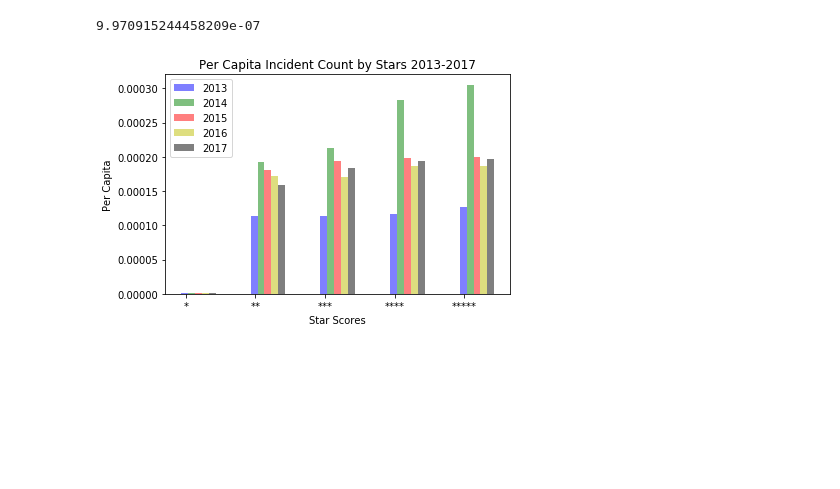
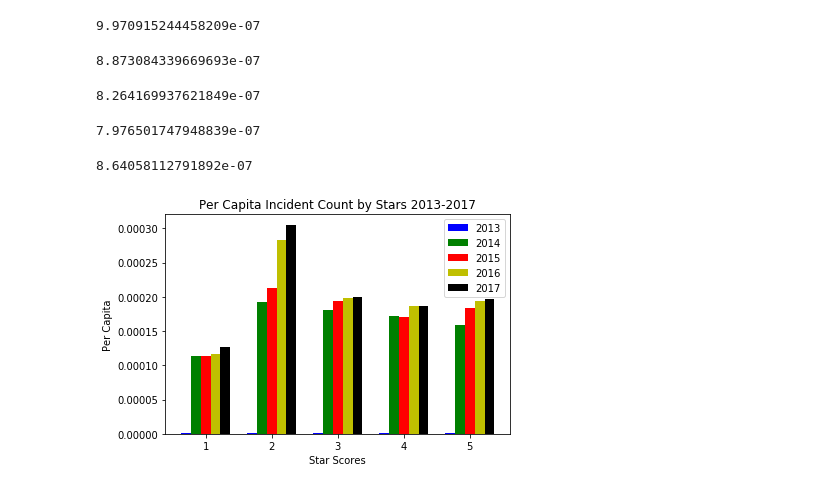
Before and after one commit to Demarsch/gun-violence, a Jupyter notebook: Code/Gun Laws.ipynb, the cells around one changed output. Saved outputs shown, nothing was run; the diff lists cells and outputs as text; code cells hidden in the pictures; blank space fills up the shorter version.

```diff
--- a/Code/Gun Laws.ipynb
+++ b/Code/Gun Laws.ipynb
@@ -433,63 +479,84 @@ y2017_five_star_per_cap = y2017_five_star_count/y2017_five_star_pop
 y2013_one_star_per_cap
 # %% [output]
 9.970915244458209e-07
+# %%
+y2013_two_star_per_cap
+# %% [output]
+8.873084339669693e-07
+# %%
+y2013_three_star_per_cap
+# %% [output]
+8.264169937621849e-07
+# %%
+y2013_four_star_per_cap
+# %% [output]
+7.976501747948839e-07
+# %%
+y2013_five_star_per_cap
+# %% [output]
+8.64058112791892e-07
 # %%
+#I need to rename variables in this cell.  When I was copy and pasting from examples and
+#naming them I did not realize
+#exactly which each did and improperly named them.  Will fix later.  Demoted myself from sergeant
+#to corporal copy and paste specialist
 
 n_stars_cats = 5
 
 one_star_per_caps = [y2013_one_star_per_cap,
-                  y2014_one_star_per_cap,
-                  y2015_one_star_per_cap,
-                  y2016_one_star_per_cap,
-                  y2017_one_star_per_cap]
+                  y2013_two_star_per_cap,
+                  y2013_three_star_per_cap,
+                  y2013_four_star_per_cap,
+                  y2013_five_star_per_cap]
 
-two_star_per_caps = [y2013_two_star_per_cap,
+two_star_per_caps = [y2014_one_star_per_cap,
                   y2014_two_star_per_cap,
+                  y2014_three_star_per_cap,
+                  y2014_four_star_per_cap,
+                  y2014_five_star_per_cap]
+
+three_star_per_caps = [y2015_one_star_per_cap,
                   y2015_two_star_per_cap,
+                  y2015_three_star_per_cap,
+                  y2015_four_star_per_cap,
+                  y2015_five_star_per_cap]
+
+four_star_per_caps = [y2016_one_star_per_cap,
                   y2016_two_star_per_cap,
-                  y2017_two_star_per_cap]
+                  y2016_three_star_per_cap,
+                  y2016_four_star_per_cap,
+                  y2016_five_star_per_cap]
 
-three_star_per_caps = [y2013_three_star_per_cap,
-                  y2014_three_star_per_cap,
-                  y2015_three_star_per_cap,
-                  y2016_three_star_per_cap,
-                  y2017_three_star_per_cap]
-
-four_star_per_caps = [y2013_four_star_per_cap,
-                  y2014_four_star_per_cap,
-                  y2015_four_star_per_cap,
-                  y2016_four_star_per_cap,
-                  y2017_four_star_per_cap]
-
-five_star_per_caps = [y2013_five_star_per_cap,
-                  y2014_five_star_per_cap,
-                  y2015_five_star_per_cap,
-                  y2016_five_star_per_cap,
+five_star_per_caps = [y2017_one_star_per_cap,
+                  y2017_two_star_per_cap,
+                  y2017_three_star_per_cap,
+                  y2017_four_star_per_cap,
                   y2017_five_star_per_cap]
 
 
 
 fig,ax = plt.subplots()
 
 index = np.arange(n_stars_cats)
-bar_width = .1
+bar_width = .15
 
-opacity = 0.5
+opacity = 1
 y2013_per_caps_bars = ax.bar(index,one_star_per_caps, bar_width, alpha=opacity,color='b',label='2013')
 y2014_per_caps_bars = ax.bar(index + bar_width,two_star_per_caps, bar_width, alpha=opacity,color='g',label='2014')
 y2015_per_caps_bars = ax.bar(index + bar_width + bar_width,three_star_per_caps, bar_width, alpha=opacity,color='r',label='2015')
 y2016_per_caps_bars = ax.bar(index + bar_width + bar_width + bar_width,four_star_per_caps, bar_width, alpha=opacity,color='y',label='2016')
 y2017_per_caps_bars = ax.bar(index + bar_width + bar_width + bar_width + bar_width,five_star_per_caps, bar_width, alpha=opacity,color='k',label='2017')
 
 
 ax.set_xlabel('Star Scores')
 ax.set_ylabel('Per Capita')#maybe change to per 100,000
 ax.set_title('Per Capita Incident Count by Stars 2013-2017')
-ax.set_xticks(index + bar_width / 5)
-ax.set_xticklabels(('*', '**', '***', '****', '*****'))
+ax.set_xticks(index + .3)
+ax.set_xticklabels(('1', '2', '3', '4', '5'))
 ax.legend()
 
 fig.tight_layout()
+#fig.savefig('../Output/Star_Per_Cap_Bar_Chart).png', dpi=fig.dpi, bbox_inches='tight')
 plt.show()
 # %% [output]
-[figure, old version]
+[figure, new version]
```
Also changed, not shown: parts of 21 cells of this notebook.
